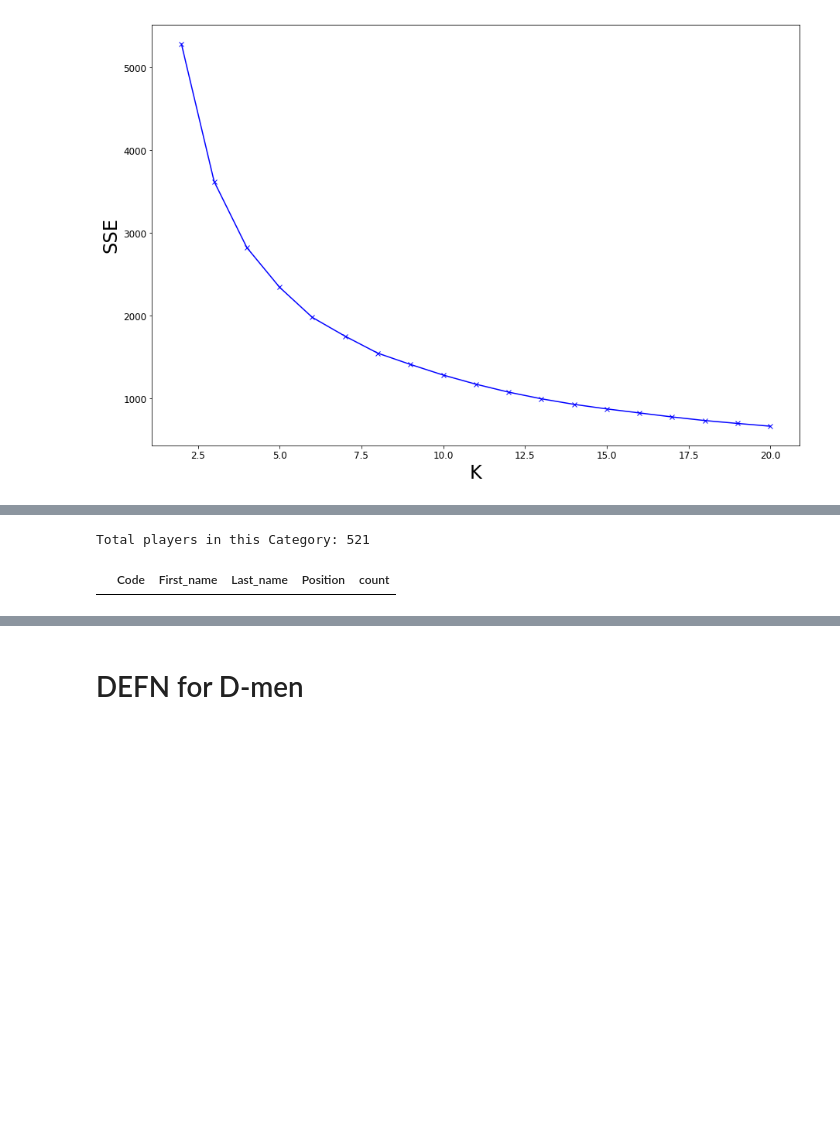
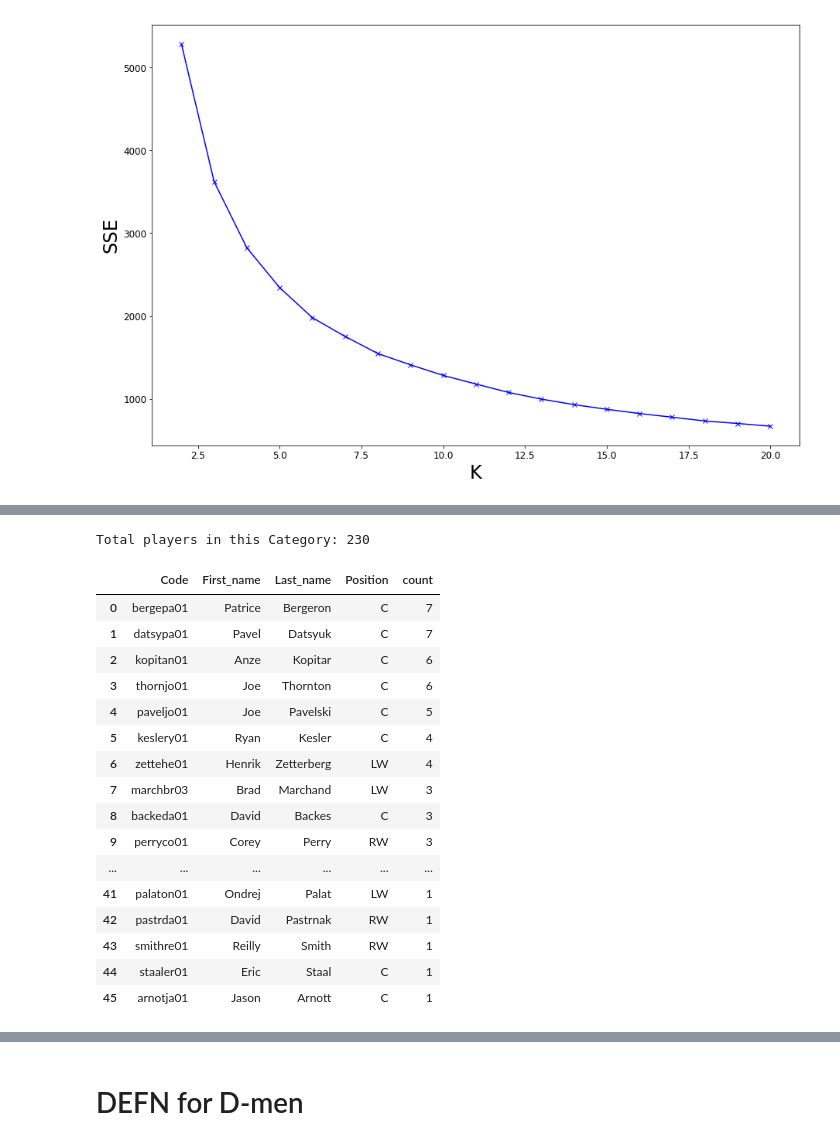
Before and after one commit to ashleyjones-projects/Assessing-NHL-award-winners-using-K-means, a Jupyter notebook: NHL_tier_predictor.ipynb, the cells around one changed output, grey strips where cells are left out. Saved outputs shown, nothing was run; the diff lists cells and outputs as text; code cells hidden in the pictures; blank space fills up the shorter version.

```diff
--- a/NHL_tier_predictor.ipynb
+++ b/NHL_tier_predictor.ipynb
@@ -196,18 +196,34 @@ pylab.savefig('for_k5.png')
 dff['Tier'] = [np.nan]*len(dff)
 dff['Tier'].loc[dff['Position'] != 'D'] = labels
 # %%
-best_df = dff[dff['Tier'] == 1]
+best_df = dff[dff['Tier'] == 2]
 print('Total players in this Category: ' + str(len(best_df['Code'].unique())))
 best_df = best_df[best_df['Rating'] >= 90].reset_index(drop=True)
 #best_df['Code'].value_counts()
 Tier1_f = best_df.groupby(['Code','First_name','Last_name','Position'], as_index=False).size().sort_values(ascending=False).reset_index(name='count')
 
 
 Tier1_f.to_csv('Tier1_for.csv')
 Tier1_f
 # %% [output]
-Total players in this Category: 521
+Total players in this Category: 230
 |  | Code | First_name | Last_name | Position | count |
+| 0 | bergepa01 | Patrice | Bergeron | C | 7 |
+| 1 | datsypa01 | Pavel | Datsyuk | C | 7 |
+| 2 | kopitan01 | Anze | Kopitar | C | 6 |
+| 3 | thornjo01 | Joe | Thornton | C | 6 |
+| 4 | paveljo01 | Joe | Pavelski | C | 5 |
+| 5 | keslery01 | Ryan | Kesler | C | 4 |
+| 6 | zettehe01 | Henrik | Zetterberg | LW | 4 |
+| 7 | marchbr03 | Brad | Marchand | LW | 3 |
+| 8 | backeda01 | David | Backes | C | 3 |
+| 9 | perryco01 | Corey | Perry | RW | 3 |
+| ... | ... | ... | ... | ... | ... |
+| 41 | palaton01 | Ondrej | Palat | LW | 1 |
+| 42 | pastrda01 | David | Pastrnak | RW | 1 |
+| 43 | smithre01 | Reilly | Smith | RW | 1 |
+| 44 | staaler01 | Eric | Staal | C | 1 |
+| 45 | arnotja01 | Jason | Arnott | C | 1 |
 # %%
 plt.subplots(figsize=(18,12))
 cmap = sns.cubehelix_palette(dark=.3, light=.8, as_cmap=True)
```
Also changed, not shown: parts of 3 cells of this notebook, 1 other file.
